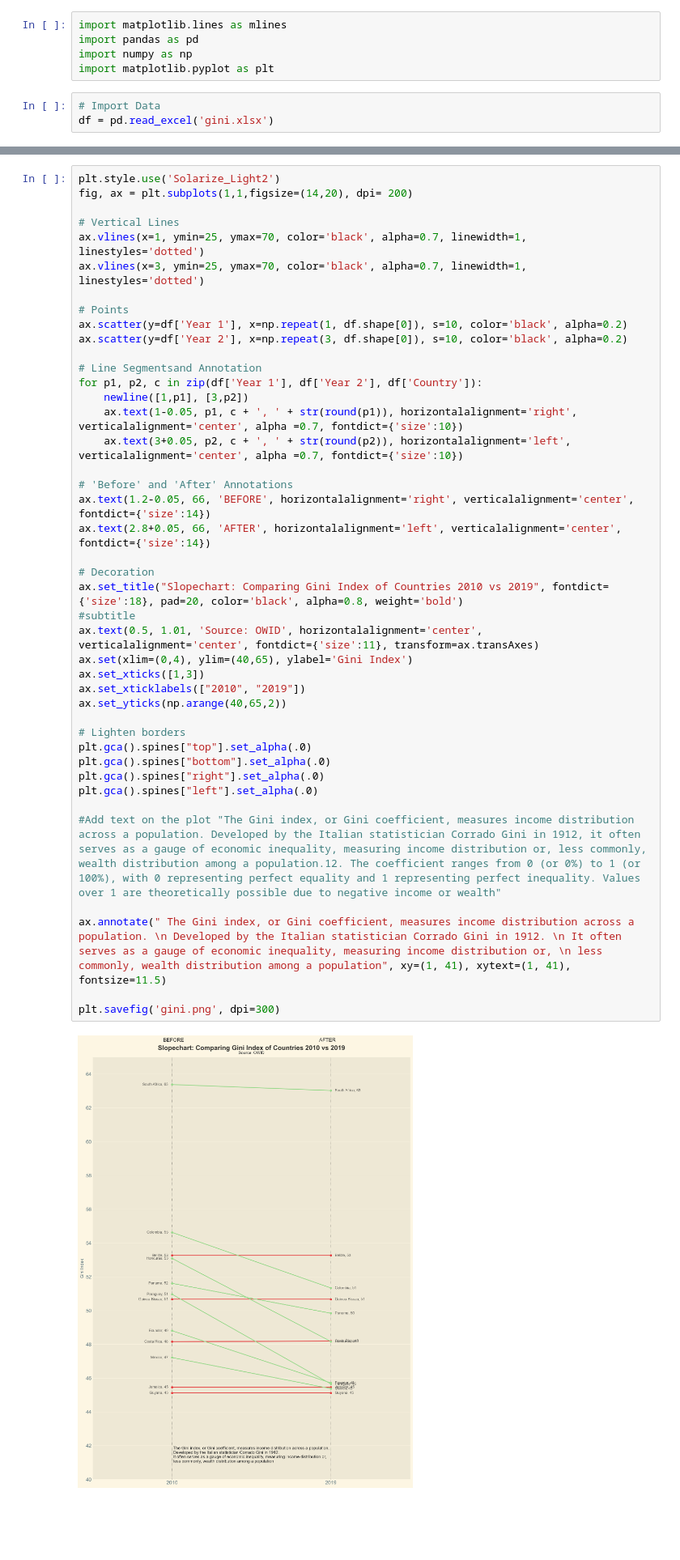
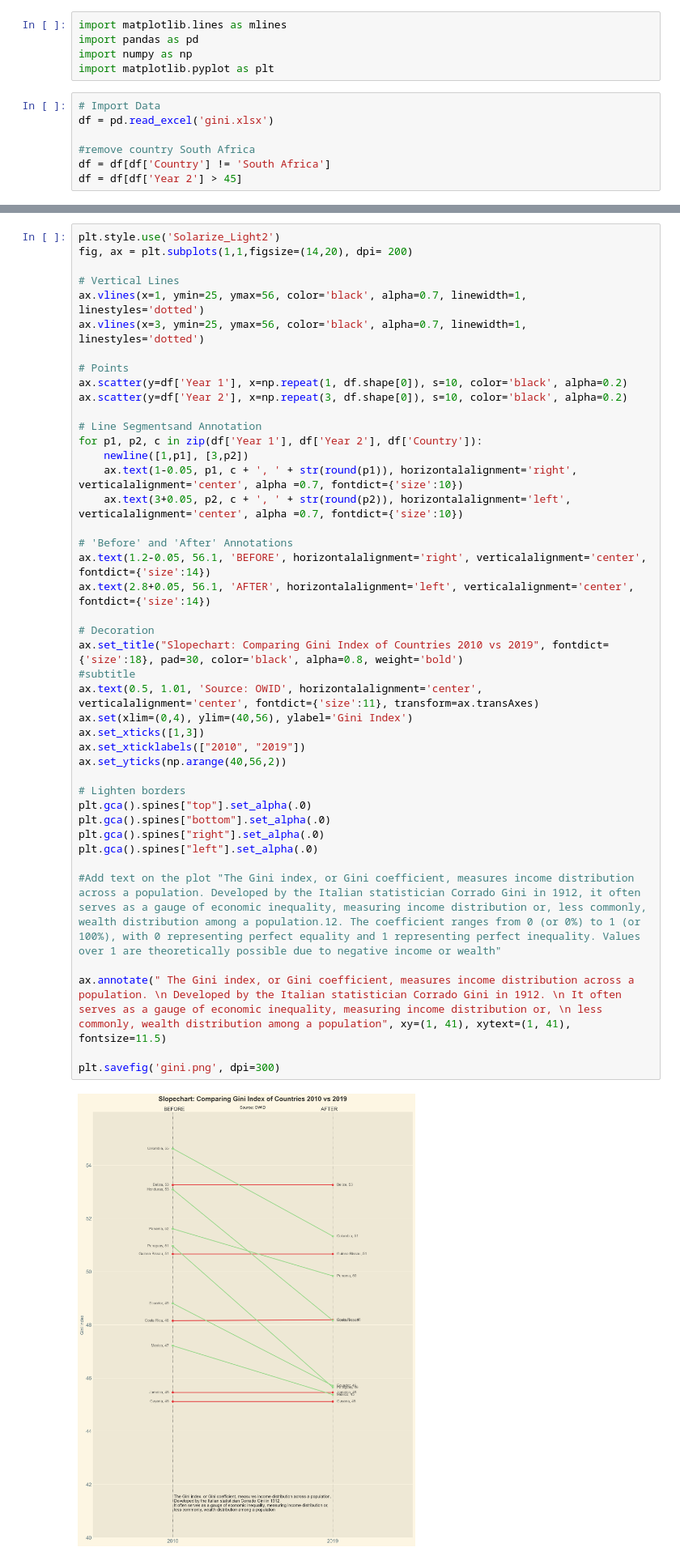
Before and after one commit to probablyvivek/30-Days-30-Charts-Challenge, a Jupyter notebook: giniindex.ipynb, the cells around one changed output, grey strips where cells are left out. Shown at 81% size. Saved outputs shown, nothing was run; the diff lists cells and outputs as text; blank space fills up the shorter version.

```diff
--- a/giniindex.ipynb
+++ b/giniindex.ipynb
@@ -6,6 +6,10 @@ import matplotlib.pyplot as plt
 # %%
 # Import Data
 df = pd.read_excel('gini.xlsx')
+
+#remove country South Africa
+df = df[df['Country'] != 'South Africa']
+df = df[df['Year 2'] > 45]
 # %%
 # draw line
 # https://stackoverflow.com/questions/36470343/how-to-draw-a-line-with-matplotlib/36479941
@@ -19,42 +23,42 @@ plt.style.use('Solarize_Light2')
 fig, ax = plt.subplots(1,1,figsize=(14,20), dpi= 200)
 
 # Vertical Lines
-ax.vlines(x=1, ymin=25, ymax=70, color='black', alpha=0.7, linewidth=1, linestyles='dotted')
-ax.vlines(x=3, ymin=25, ymax=70, color='black', alpha=0.7, linewidth=1, linestyles='dotted')
+ax.vlines(x=1, ymin=25, ymax=56, color='black', alpha=0.7, linewidth=1, linestyles='dotted')
+ax.vlines(x=3, ymin=25, ymax=56, color='black', alpha=0.7, linewidth=1, linestyles='dotted')
 
 # Points
 ax.scatter(y=df['Year 1'], x=np.repeat(1, df.shape[0]), s=10, color='black', alpha=0.2)
 ax.scatter(y=df['Year 2'], x=np.repeat(3, df.shape[0]), s=10, color='black', alpha=0.2)
 
 # Line Segmentsand Annotation
 for p1, p2, c in zip(df['Year 1'], df['Year 2'], df['Country']):
     newline([1,p1], [3,p2])
     ax.text(1-0.05, p1, c + ', ' + str(round(p1)), horizontalalignment='right', verticalalignment='center', alpha =0.7, fontdict={'size':10})
     ax.text(3+0.05, p2, c + ', ' + str(round(p2)), horizontalalignment='left', verticalalignment='center', alpha =0.7, fontdict={'size':10})
 
 # 'Before' and 'After' Annotations
-ax.text(1.2-0.05, 66, 'BEFORE', horizontalalignment='right', verticalalignment='center', fontdict={'size':14})
-ax.text(2.8+0.05, 66, 'AFTER', horizontalalignment='left', verticalalignment='center', fontdict={'size':14})
+ax.text(1.2-0.05, 56.1, 'BEFORE', horizontalalignment='right', verticalalignment='center', fontdict={'size':14})
+ax.text(2.8+0.05, 56.1, 'AFTER', horizontalalignment='left', verticalalignment='center', fontdict={'size':14})
 
 # Decoration
-ax.set_title("Slopechart: Comparing Gini Index of Countries 2010 vs 2019", fontdict={'size':18}, pad=20, color='black', alpha=0.8, weight='bold')
+ax.set_title("Slopechart: Comparing Gini Index of Countries 2010 vs 2019", fontdict={'size':18}, pad=30, color='black', alpha=0.8, weight='bold')
 #subtitle
 ax.text(0.5, 1.01, 'Source: OWID', horizontalalignment='center', verticalalignment='center', fontdict={'size':11}, transform=ax.transAxes)
-ax.set(xlim=(0,4), ylim=(40,65), ylabel='Gini Index')
+ax.set(xlim=(0,4), ylim=(40,56), ylabel='Gini Index')
 ax.set_xticks([1,3])
 ax.set_xticklabels(["2010", "2019"])
-ax.set_yticks(np.arange(40,65,2))
+ax.set_yticks(np.arange(40,56,2))
 
 # Lighten borders
 plt.gca().spines["top"].set_alpha(.0)
 plt.gca().spines["bottom"].set_alpha(.0)
 plt.gca().spines["right"].set_alpha(.0)
 plt.gca().spines["left"].set_alpha(.0)
 
 #Add text on the plot "The Gini index, or Gini coefficient, measures income distribution across a population. Developed by the Italian statistician Corrado Gini in 1912, it often serves as a gauge of economic inequality, measuring income distribution or, less commonly, wealth distribution among a population.12. The coefficient ranges from 0 (or 0%) to 1 (or 100%), with 0 representing perfect equality and 1 representing perfect inequality. Values over 1 are theoretically possible due to negative income or wealth"
 
 ax.annotate(" The Gini index, or Gini coefficient, measures income distribution across a population. \n Developed by the Italian statistician Corrado Gini in 1912. \n It often serves as a gauge of economic inequality, measuring income distribution or, \n less commonly, wealth distribution among a population", xy=(1, 41), xytext=(1, 41), fontsize=11.5)
 
 plt.savefig('gini.png', dpi=300)
 # %% [output]
-[figure, old version]
+[figure, new version]
```
Also changed, not shown: 1 other file.
